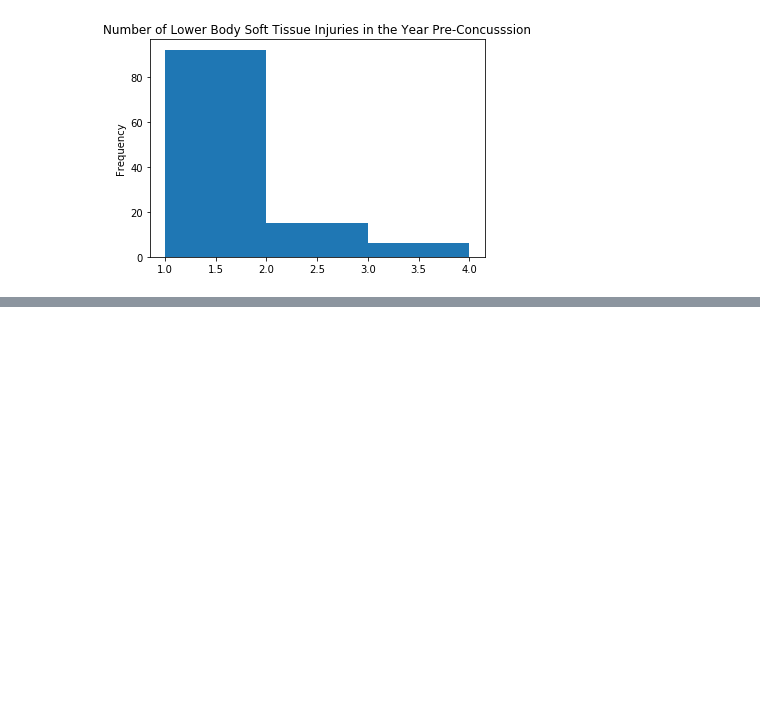
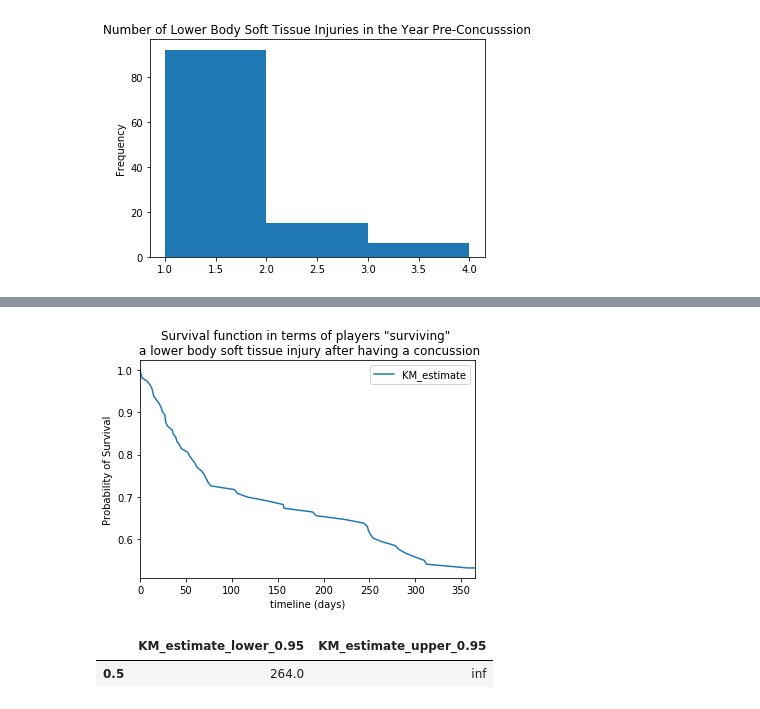
Before and after one commit to tylerfuelling/Analysis-on-the-Effects-of-Concussions-in-the-NBA, a Jupyter notebook: Injury Data Analysis Pre vs. Post Concussion.ipynb, the cells around one changed output, grey strips where cells are left out. Drawn from its saved outputs; the diff is of its cells as text; code cells hidden in the pictures; blank space fills up the shorter version.

Commit message:
Injury Analysis Complete

```diff
--- a/Injury Data Analysis Pre vs. Post Concussion.ipynb
+++ b/Injury Data Analysis Pre vs. Post Concussion.ipynb
@@ -129,14 +127,15 @@ print(type(df['Date of First Injury Post Concussion'][0]))
 df.insert(12, "Duration - Post Concussion", 0)
 df.insert(13, "Observed - Post Concussion", 1)
 
-# loop over the df and
+#loop over the df and mark whether the event of a lower body soft tissue injury has been observed
 for index, row in df.iterrows():
     if pd.isnull(row['Date of First Injury Post Concussion']):
-        print("true")
-        row['Observed - Post Concussion'] = print(rpw[rough])
+        df.at[index, "Observed - Post Concussion"] = 0
 
-# loop over the df and
+# loop over the df and fill in the 'duration' column with the correct value
 for index, row in df.iterrows():
     if row['Observed - Post Concussion'] == 1:
-        row["Duration - Post Concussion"] = row['Date of First Injury Post Concussion'] - \
-        row['End Date of Concussion']
+        df.at[index, "Duration - Post Concussion"] = (row['Date of First Injury Post Concussion'] - \
+        row['End Date of Concussion']).days
+    else:
+        df.at[index, "Duration - Post Concussion"] = 365
@@ -181,0 +142,21 @@ df
+# %%
+# We can use these two columns to fit the survival function and create a survival curve
+kmf = KaplanMeierFitter()
+T = df["Duration - Post Concussion"]
+E = df["Observed - Post Concussion"]
+
+kmf.fit(T, event_observed=E)
+kmf.survival_function_.plot()
+plt.ylabel("Probability of Survival")
+plt.xlabel("timeline (days)")
+plt.title('Survival function in terms of players "surviving" \n a lower \
+body soft tissue injury after having a concussion');
+# %% [output]
+[figure, added]
+# %%
+# Confidence interval for the median KM estimate
+median_ci = median_survival_times(kmf.confidence_interval_)
+median_ci
+# %% [output]
+|  | KM_estimate_lower_0.95 | KM_estimate_upper_0.95 |
+| 0.5 | 264.0 | inf |
```
Also changed, not shown: parts of 12 cells of this notebook, 1 other file.
